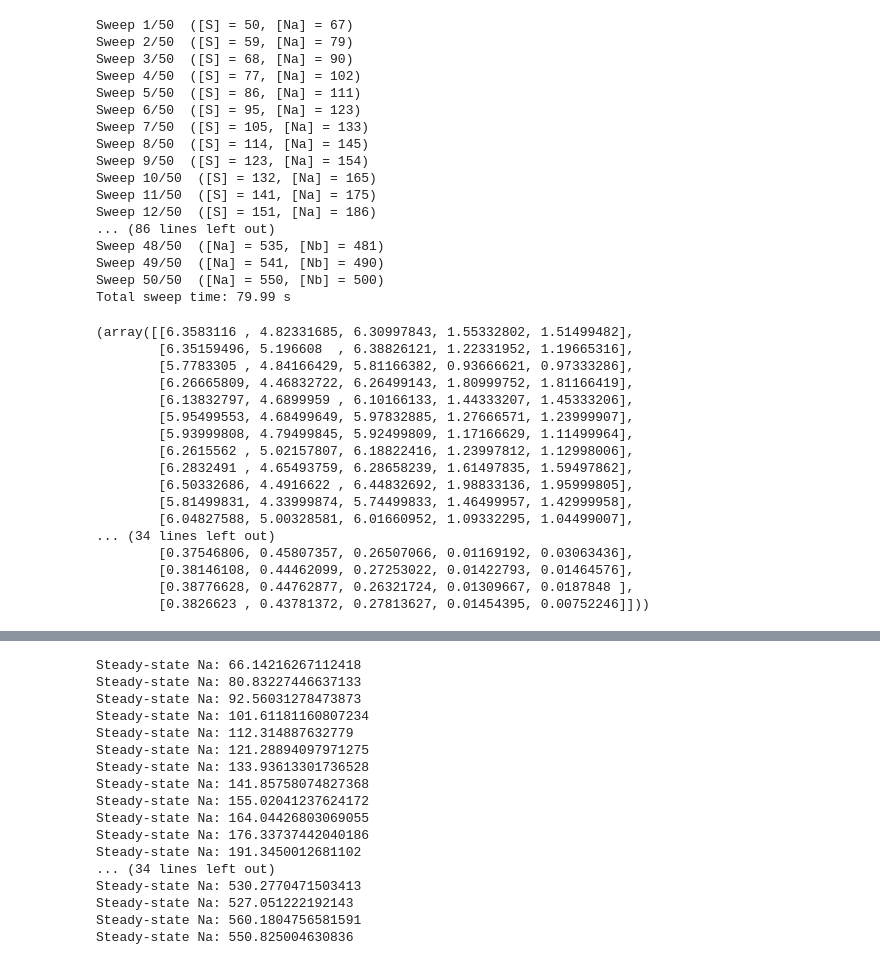
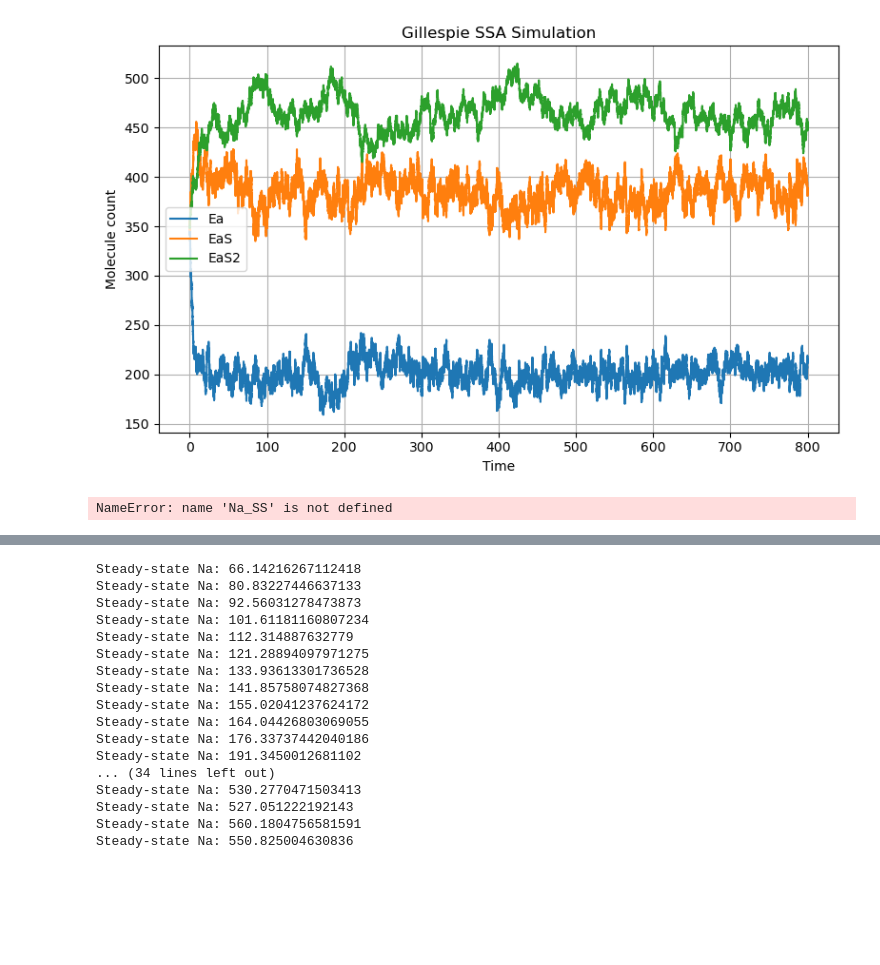
Before and after one commit to FTurci/conductance-chem-net, a Jupyter notebook: students/Will/Gillespie_simulations/comparing_methods.ipynb, the cells around one changed output, grey strips where cells are left out. Drawn from its saved outputs; the diff is of its cells as text; code cells hidden in the pictures; blank space fills up the shorter version.

```diff
--- a/students/Will/Gillespie_simulations/comparing_methods.ipynb
+++ b/students/Will/Gillespie_simulations/comparing_methods.ipynb
@@ -75,6 +79,10 @@ module2_for_simulating.calculate_fundamental_resistance_matrix()
 SIM1 = RunSSA(module1_for_simulating, initial_counts, rates, simulation_length, burn_in_time)
 
 SIM2 = RunSSA(module2_for_simulating, initial_counts2, rates2, simulation_length, burn_in_time)
+# %%
+SIM1.run_SSA_and_plot_counts(True)
+# %% [output]
+[figure, added]
 # %%
 # Compute data that will be combined.
 
@@ -100,40 +108,7 @@ SIM2.run_IF_sweep(
         covariance_reaction_indices=[2,4],
         verbose=True)
 # %% [output]
-Sweep 1/50  ([S] = 50, [Na] = 67)
-Sweep 2/50  ([S] = 59, [Na] = 79)
-Sweep 3/50  ([S] = 68, [Na] = 90)
-Sweep 4/50  ([S] = 77, [Na] = 102)
-Sweep 5/50  ([S] = 86, [Na] = 111)
-Sweep 6/50  ([S] = 95, [Na] = 123)
-Sweep 7/50  ([S] = 105, [Na] = 133)
-Sweep 8/50  ([S] = 114, [Na] = 145)
-Sweep 9/50  ([S] = 123, [Na] = 154)
-Sweep 10/50  ([S] = 132, [Na] = 165)
-Sweep 11/50  ([S] = 141, [Na] = 175)
-Sweep 12/50  ([S] = 151, [Na] = 186)
-... (86 lines left out)
-Sweep 48/50  ([Na] = 535, [Nb] = 481)
-Sweep 49/50  ([Na] = 541, [Nb] = 490)
-Sweep 50/50  ([Na] = 550, [Nb] = 500)
-Total sweep time: 79.99 s
+NameError: name 'Na_SS' is not defined
-(array([[6.3583116 , 4.82331685, 6.30997843, 1.55332802, 1.51499482],
-        [6.35159496, 5.196608  , 6.38826121, 1.22331952, 1.19665316],
-        [5.7783305 , 4.84166429, 5.81166382, 0.93666621, 0.97333286],
-        [6.26665809, 4.46832722, 6.26499143, 1.80999752, 1.81166419],
-        [6.13832797, 4.6899959 , 6.10166133, 1.44333207, 1.45333206],
-        [5.95499553, 4.68499649, 5.97832885, 1.27666571, 1.23999907],
-        [5.93999808, 4.79499845, 5.92499809, 1.17166629, 1.11499964],
-        [6.2615562 , 5.02157807, 6.18822416, 1.23997812, 1.12998006],
-        [6.2832491 , 4.65493759, 6.28658239, 1.61497835, 1.59497862],
-        [6.50332686, 4.4916622 , 6.44832692, 1.98833136, 1.95999805],
-        [5.81499831, 4.33999874, 5.74499833, 1.46499957, 1.42999958],
-        [6.04827588, 5.00328581, 6.01660952, 1.09332295, 1.04499007],
-... (34 lines left out)
-        [0.37546806, 0.45807357, 0.26507066, 0.01169192, 0.03063436],
-        [0.38146108, 0.44462099, 0.27253022, 0.01422793, 0.01464576],
-        [0.38776628, 0.44762877, 0.26321724, 0.01309667, 0.0187848 ],
-        [0.3826623 , 0.43781372, 0.27813627, 0.01454395, 0.00752246]]))
 # %%
 
 
```
Also changed, not shown: parts of 8 cells of this notebook, 5 other files.
